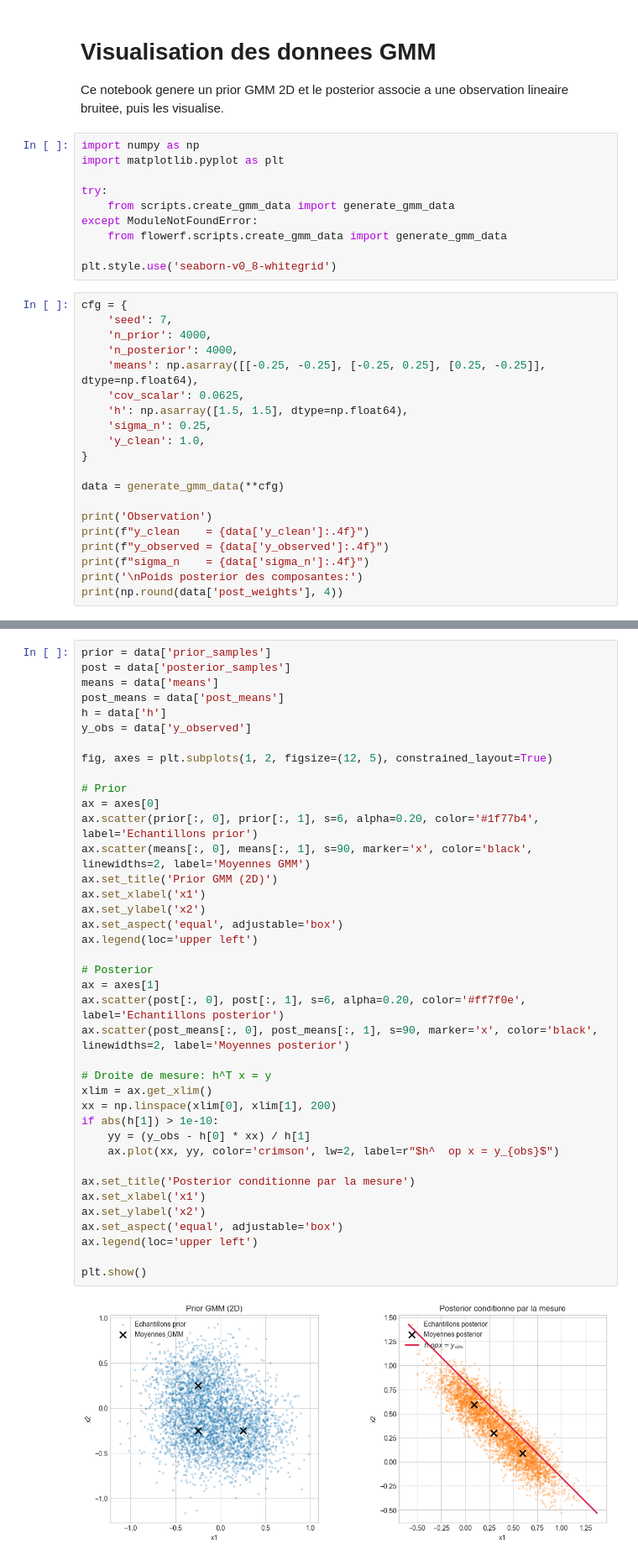
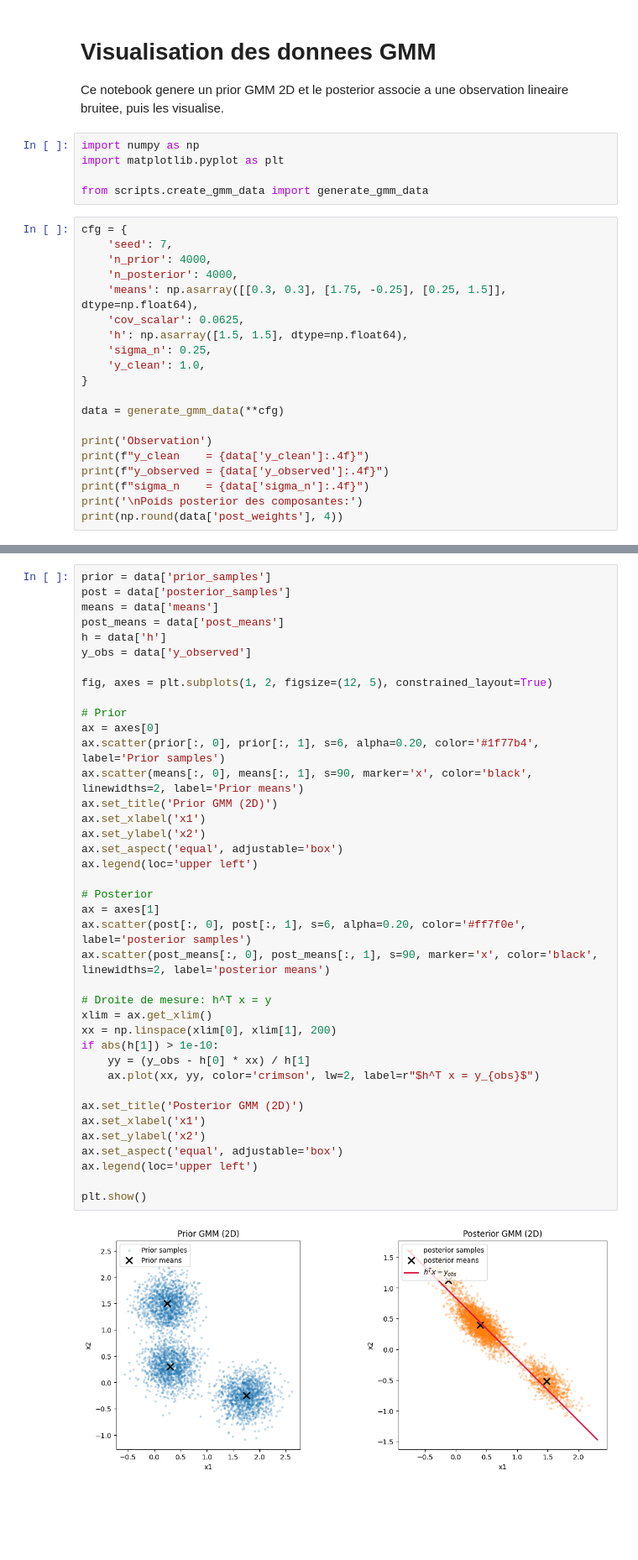
Before and after one commit to titouanp22/Flower, a Jupyter notebook: gmm.ipynb, the cells around one changed output, grey strips where cells are left out. Shown at 84% size. Drawn from its saved outputs; the diff is of its cells as text; blank space fills up the shorter version.

```diff
--- a/gmm.ipynb
+++ b/gmm.ipynb
@@ -6,18 +6,13 @@ Ce notebook genere un prior GMM 2D et le posterior associe a une observation lin
 import numpy as np
 import matplotlib.pyplot as plt
 
-try:
-    from scripts.create_gmm_data import generate_gmm_data
-except ModuleNotFoundError:
-    from flowerf.scripts.create_gmm_data import generate_gmm_data
-
-plt.style.use('seaborn-v0_8-whitegrid')
+from scripts.create_gmm_data import generate_gmm_data
 # %%
 cfg = {
     'seed': 7,
     'n_prior': 4000,
     'n_posterior': 4000,
-    'means': np.asarray([[-0.25, -0.25], [-0.25, 0.25], [0.25, -0.25]], dtype=np.float64),
+    'means': np.asarray([[0.3, 0.3], [1.75, -0.25], [0.25, 1.5]], dtype=np.float64),
     'cov_scalar': 0.0625,
     'h': np.asarray([1.5, 1.5], dtype=np.float64),
     'sigma_n': 0.25,
@@ -47,40 +42,40 @@ means = data['means']
 post_means = data['post_means']
 h = data['h']
 y_obs = data['y_observed']
 
 fig, axes = plt.subplots(1, 2, figsize=(12, 5), constrained_layout=True)
 
 # Prior
 ax = axes[0]
-ax.scatter(prior[:, 0], prior[:, 1], s=6, alpha=0.20, color='#1f77b4', label='Echantillons prior')
-ax.scatter(means[:, 0], means[:, 1], s=90, marker='x', color='black', linewidths=2, label='Moyennes GMM')
+ax.scatter(prior[:, 0], prior[:, 1], s=6, alpha=0.20, color='#1f77b4', label='Prior samples')
+ax.scatter(means[:, 0], means[:, 1], s=90, marker='x', color='black', linewidths=2, label='Prior means')
 ax.set_title('Prior GMM (2D)')
 ax.set_xlabel('x1')
 ax.set_ylabel('x2')
 ax.set_aspect('equal', adjustable='box')
 ax.legend(loc='upper left')
 
 # Posterior
 ax = axes[1]
-ax.scatter(post[:, 0], post[:, 1], s=6, alpha=0.20, color='#ff7f0e', label='Echantillons posterior')
-ax.scatter(post_means[:, 0], post_means[:, 1], s=90, marker='x', color='black', linewidths=2, label='Moyennes posterior')
+ax.scatter(post[:, 0], post[:, 1], s=6, alpha=0.20, color='#ff7f0e', label='posterior samples')
+ax.scatter(post_means[:, 0], post_means[:, 1], s=90, marker='x', color='black', linewidths=2, label='posterior means')
 
 # Droite de mesure: h^T x = y
 xlim = ax.get_xlim()
 xx = np.linspace(xlim[0], xlim[1], 200)
 if abs(h[1]) > 1e-10:
     yy = (y_obs - h[0] * xx) / h[1]
-    ax.plot(xx, yy, color='crimson', lw=2, label=r"$h^	op x = y_{obs}$")
+    ax.plot(xx, yy, color='crimson', lw=2, label=r"$h^T x = y_{obs}$")
 
-ax.set_title('Posterior conditionne par la mesure')
+ax.set_title('Posterior GMM (2D)')
 ax.set_xlabel('x1')
 ax.set_ylabel('x2')
 ax.set_aspect('equal', adjustable='box')
 ax.legend(loc='upper left')
 
 plt.show()
 # %% [output]
-[figure, old version]
+[figure, new version]
 # %%
 prior_proj = prior @ h
 post_proj = post @ h
```
Also changed, not shown: parts of 8 cells of this notebook, 6 other files.
